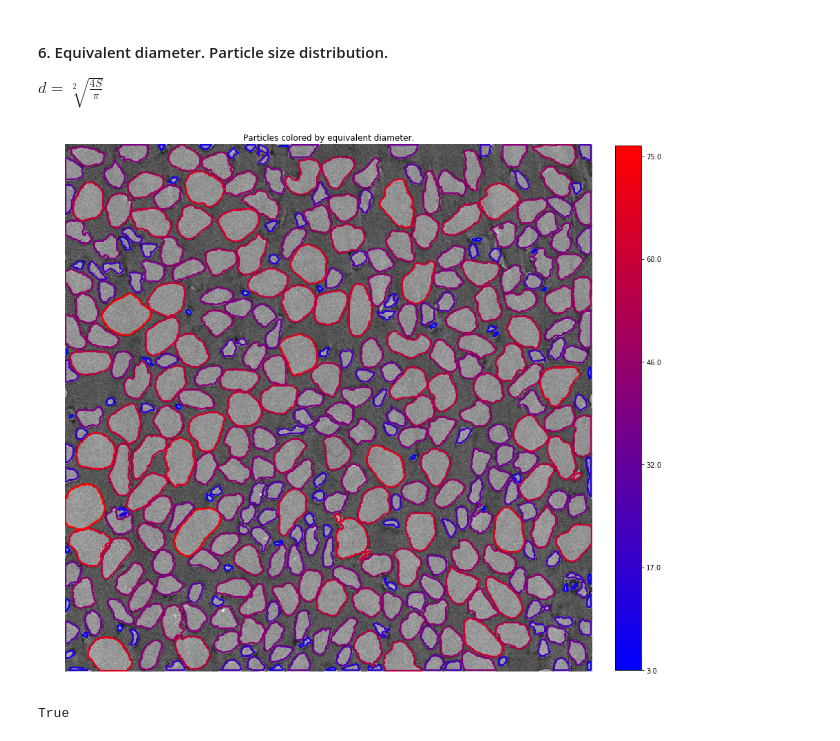
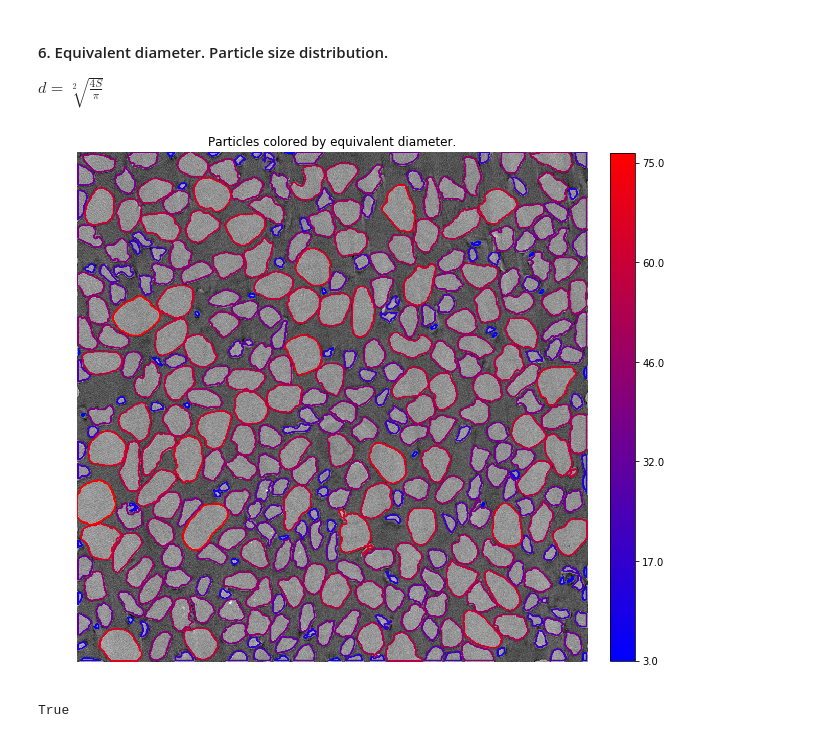
Before and after one commit to alelyya/slb, a Jupyter notebook: v1/v1.ipynb, the cells around one changed output. Saved outputs shown, nothing was run; the diff lists cells and outputs as text; code cells hidden in the pictures.

Commit message:
another v1.ipynb image resizing

```diff
--- a/v1/v1.ipynb
+++ b/v1/v1.ipynb
@@ -128,14 +128,14 @@ for c, d in zip(contours, equivalent_diameters):
     cv.drawContours(contours_colored, [c], -1, color, thickness=2, lineType=cv.LINE_AA)
 # %%
 colormap = colors.LinearSegmentedColormap.from_list("BuRd", [(0,0,1), (1,0,0)], 255)
-show(contours_colored, 'Particles colored by equivalent diameter.', (15,15), colormap)
+show(contours_colored, 'Particles colored by equivalent diameter.', (10,10), colormap)
 
 cbar = plt.colorbar(fraction=0.0455, pad=0.04)
 interp = lambda x: (int(x)*(max_-min_)+255*min_)//255
 _ = cbar.ax.set_yticklabels([interp(l.get_text()) for l in cbar.ax.get_yticklabels()])
-plt.savefig('./results/contours_colored.png', dpi=100)
+plt.savefig('./results/contours_colored.png', dpi=200)
 # %% [output]
-[figure, old version]
+[figure, new version]
 # %%
 cv.imwrite('./results/opening.png', opening)
 cv.imwrite('./results/sure_bg.png', sure_bg)
```
Also changed, not shown: 1 other file.
